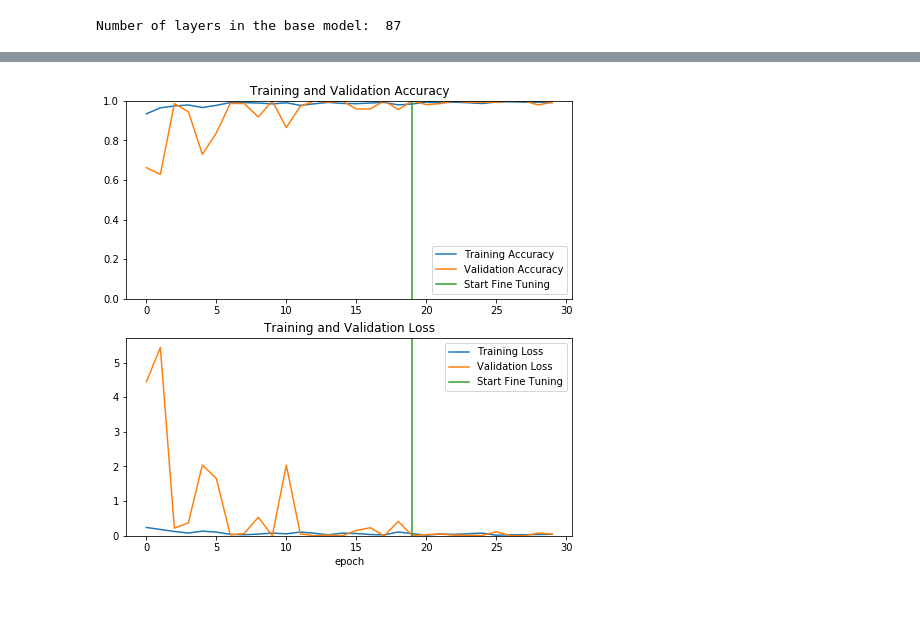
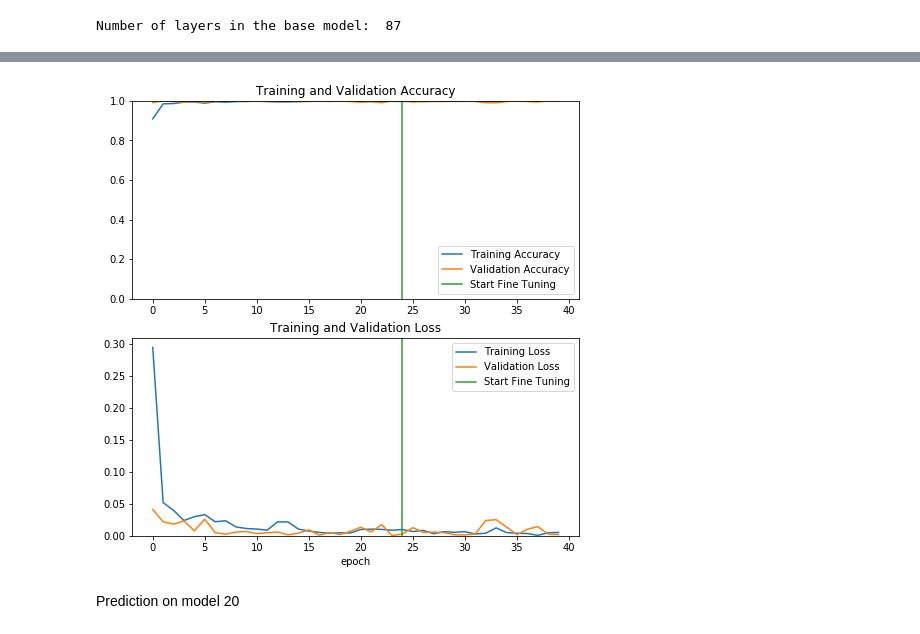
Before and after one commit to mahesh-sudhakar/NEU_XAI, a Jupyter notebook: xai_tl.ipynb, the cells around one changed output, grey strips where cells are left out. Saved outputs shown, nothing was run; the diff lists cells and outputs as text; code cells hidden in the pictures; blank space fills up the shorter version.

```diff
--- a/xai_tl.ipynb
+++ b/xai_tl.ipynb
@@ -72,2 +107,3 @@ Found 180 images belonging to 6 classes.
 # %%
-model.compile(optimizer='Adam',loss='categorical_crossentropy',metrics=['acc'])
+sgd = SGD(lr=0.01, clipvalue=0.5)
+model.compile(optimizer='sgd',loss='categorical_crossentropy',metrics=['acc'])
@@ -84,5 +124,5 @@ print(step_size_val)
 # %%
-initial_epochs = 20
+initial_epochs = 25
 # %%
 history = model.fit_generator(generator=train_generator,
                    steps_per_epoch=step_size_train,
@@ -174,4 +170,4 @@ fine_tune_at = 61
 for layer in base_model.layers[:fine_tune_at]:
   layer.trainable =  False
 # %%
-model.compile(optimizer='Adam',loss='categorical_crossentropy',metrics=['acc'])
+#model.compile(optimizer='sgd',loss='categorical_crossentropy',metrics=['acc'])
@@ -198,5 +176,5 @@ _________________________________________________________________
 # %%
-fine_tune_epochs = 10
+fine_tune_epochs = 15
 total_epochs =  initial_epochs + fine_tune_epochs
 
 history_fine = model.fit_generator(generator=train_generator,
@@ -233,26 +208,26 @@ val_acc += history_fine.history['val_acc']
 loss += history_fine.history['loss']
 val_loss += history_fine.history['val_loss']
 # %%
-plt.figure(figsize=(8, 8))
+*plt.figure(figsize=(8, 8))
 plt.subplot(2, 1, 1)
 plt.plot(acc, label='Training Accuracy')
 plt.plot(val_acc, label='Validation Accuracy')
 plt.ylim([0, 1])
 plt.plot([initial_epochs-1,initial_epochs-1],
           plt.ylim(), label='Start Fine Tuning')
 plt.legend(loc='lower right')
 plt.title('Training and Validation Accuracy')
 
 plt.subplot(2, 1, 2)
 plt.plot(loss, label='Training Loss')
 plt.plot(val_loss, label='Validation Loss')
 plt.ylim([0, max(plt.ylim())])
 plt.plot([initial_epochs-1,initial_epochs-1],
          plt.ylim(), label='Start Fine Tuning')
 plt.legend(loc='upper right')
 plt.title('Training and Validation Loss')
 plt.xlabel('epoch')
-plt.savefig('/content/drive/My Drive/xai_model/MN_FT_90_10_13.jpg')
+plt.savefig('/content/drive/My Drive/xai_model/MN_FT_80_20_SFD_20.jpg')
 plt.show()
 # %% [output]
-[figure, old version]
+[figure, new version]
@@ -258,0 +238,2 @@ plt.show()
+# %% [markdown]
+Prediction on model 20
```
Also changed, not shown: parts of 34 cells of this notebook.
